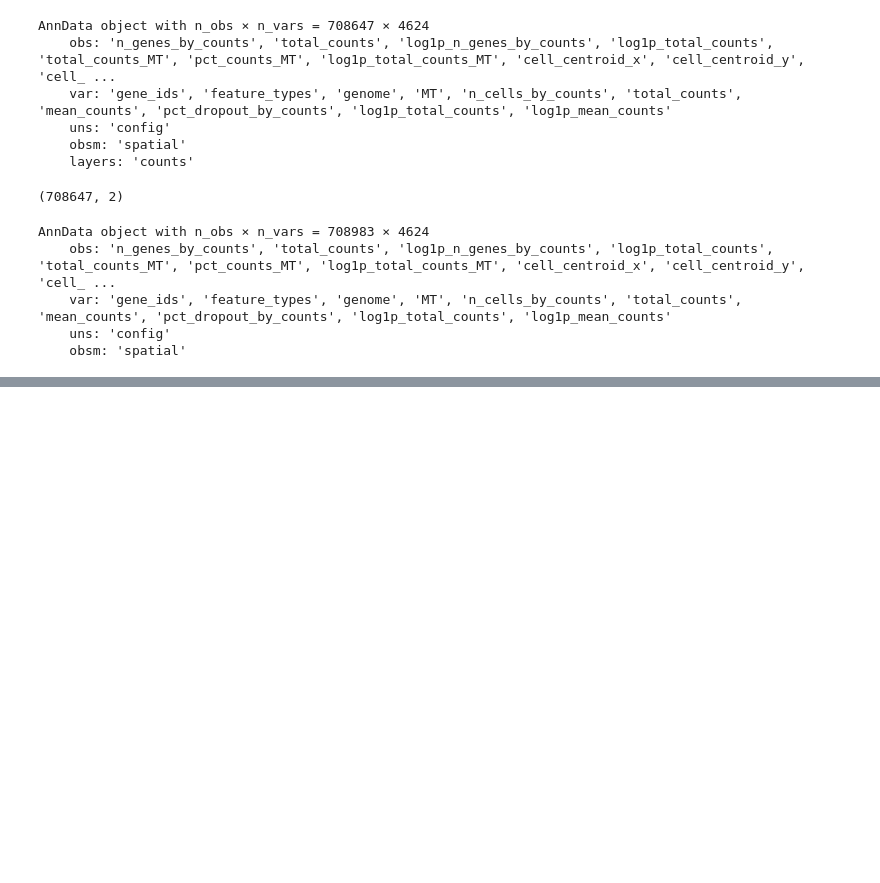
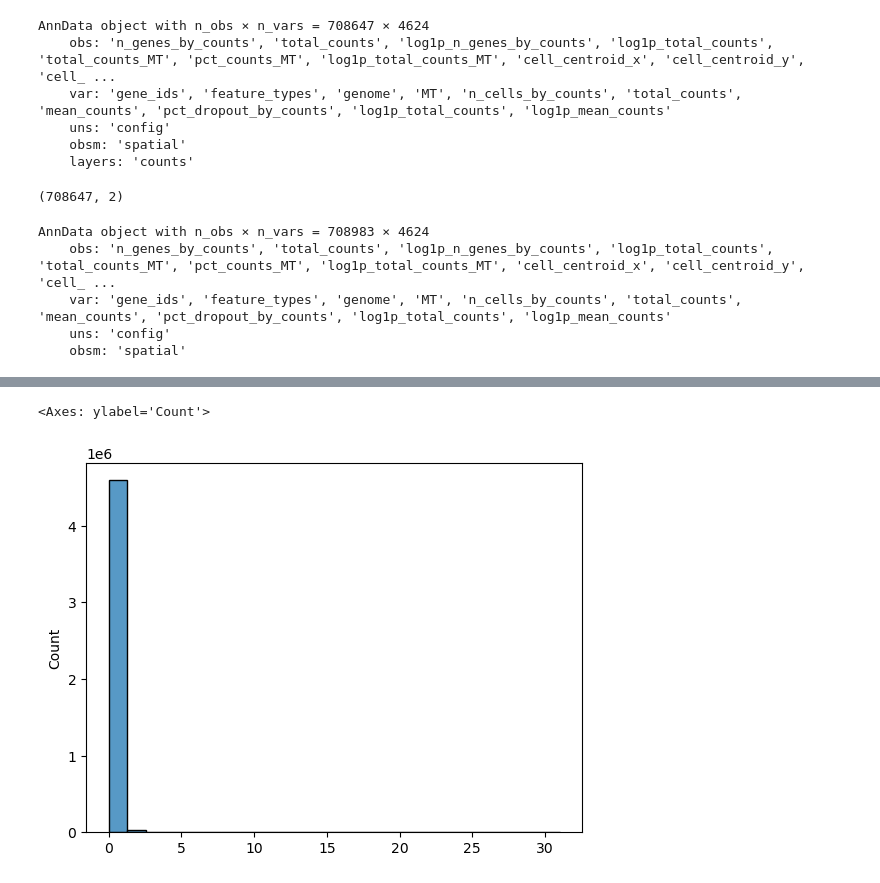
Before and after one commit to gkanfer/SpatialOmicsToolkit, a Jupyter notebook: Untitled.ipynb, the cells around one changed output, grey strips where cells are left out. Cells and saved outputs as stored; diff of their text form; code cells hidden in the pictures; blank space fills up the shorter version.

```diff
--- a/Untitled.ipynb
+++ b/Untitled.ipynb
@@ -149,2 +150,4 @@ filtered out 0 genes based on n_cells_by_counts
 # %%
-andata
+andata.uns['config'] = OrderedDict()
+andata.uns["config"]["secondary_var_names"] = andata.var_names
+andata.layers['counts'] = andata.X.copy()
@@ -156,0 +164,11 @@ AnnData object with n_obs × n_vars = 708647 × 4624
+# %%
+testan = andata.copy()
+sc.pp.subsample(testan, n_obs=1000)
+arr = testan.X.todense()
+# arr = testan.X
+arr = cupy.float32(arr.get())
+# %%
+sns.histplot(np.ravel(arr))
+# %% [output]
+<Axes: ylabel='Count'>
+[figure, added]
```
Also changed, not shown: parts of 24 cells of this notebook, 1 other file.
